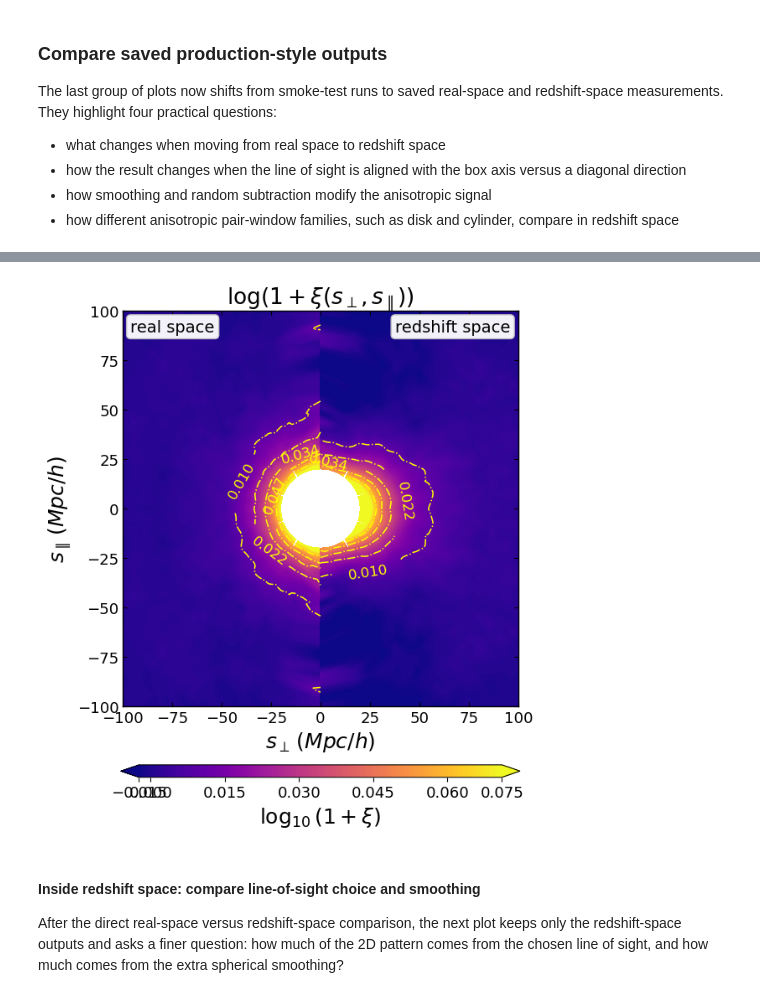
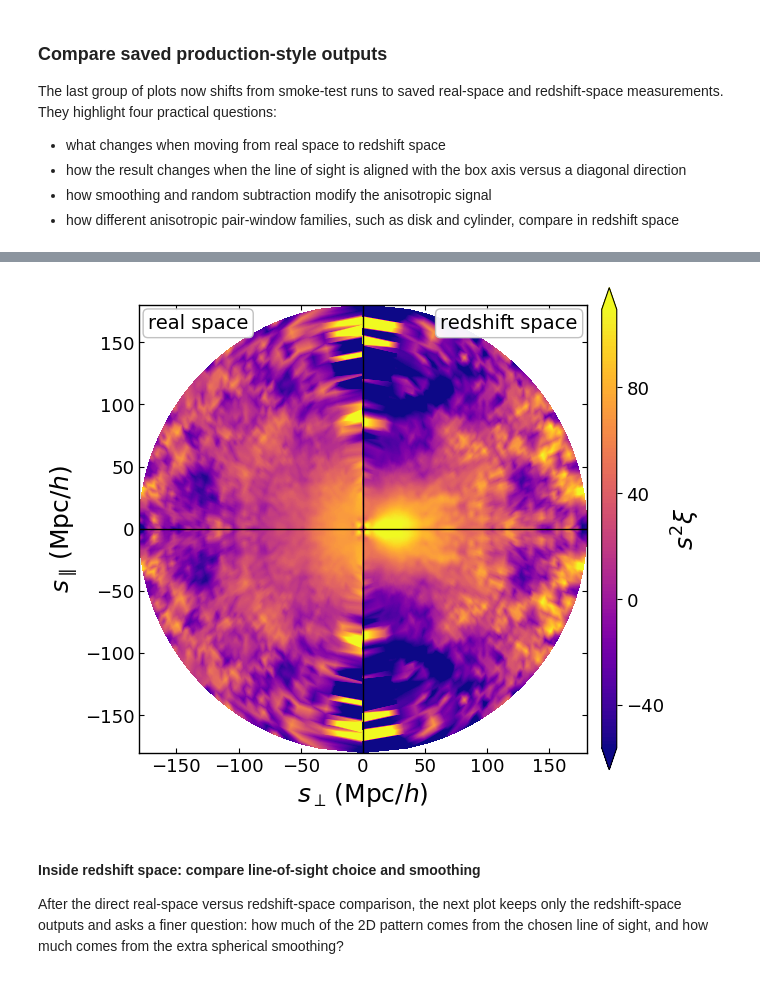
Before and after one commit to SYSUSPA-Projects/PyHermes, a Jupyter notebook: examples/notebooks/corr2pcf.ipynb, the cells around one changed output, grey strips where cells are left out. Cells and saved outputs as stored; diff of their text form; code cells hidden in the pictures.

```diff
--- a/examples/notebooks/corr2pcf.ipynb
+++ b/examples/notebooks/corr2pcf.ipynb
@@ -597,14 +601,9 @@ rsd_smu_z = Corr2PCFData(data_path='./output/quijote8000_snap004_rsd_2pcf_smu.pk
 # %%
-plot_corr2pcf_2d(smu_z, rsd_smu_z,
-                 label1="real space", label2="redshift space",
-                 s_min=20, value="log10(1+xi)", style="contour"
-                 )
-plt.xlim(-100, 100)
-plt.ylim(-100, 100)
+plot_corr2pcf_2d(smu_z, rsd_smu_z, label1="real space", label2="redshift space")
 plt.tight_layout()
 plt.show()
 # %% [output]
-[figure, old version]
+[figure, new version]
 # %% [markdown]
 #### Inside redshift space: compare line-of-sight choice and smoothing
 
```
Also changed, not shown: parts of 29 cells of this notebook, 3 other files.
